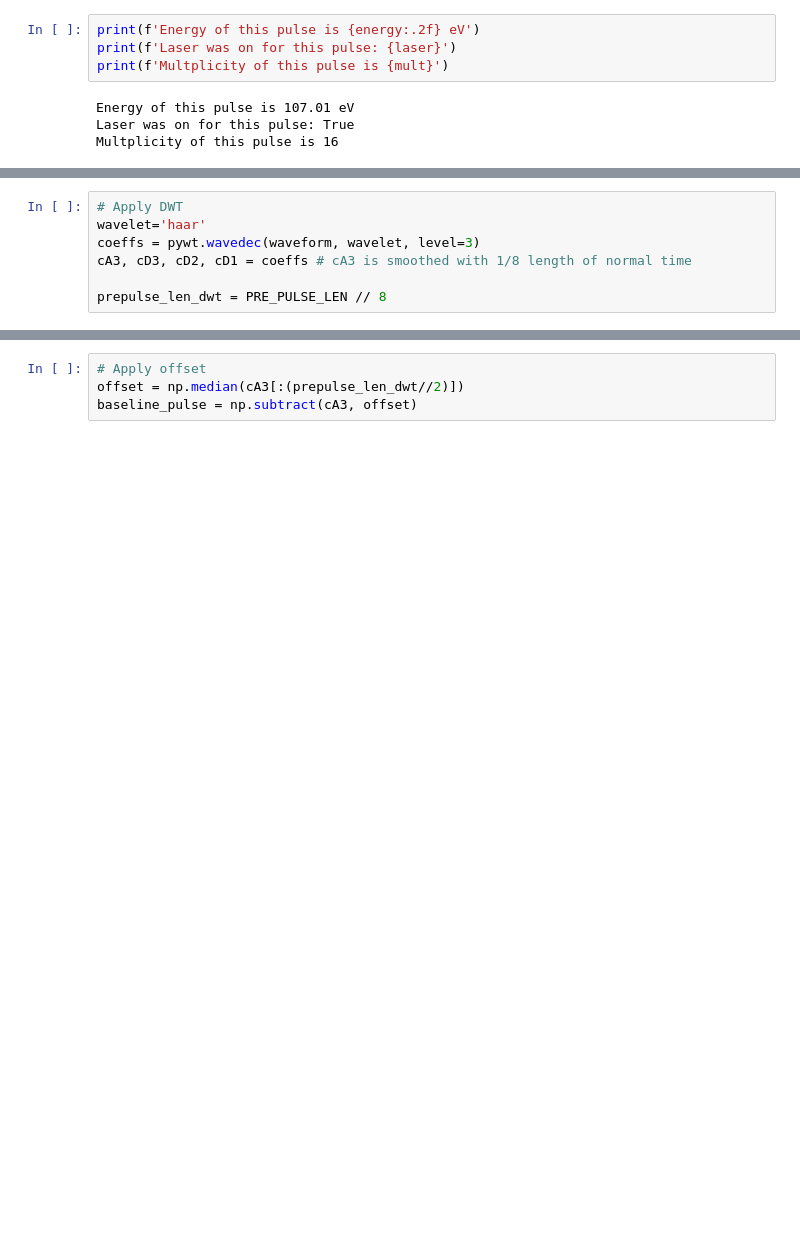
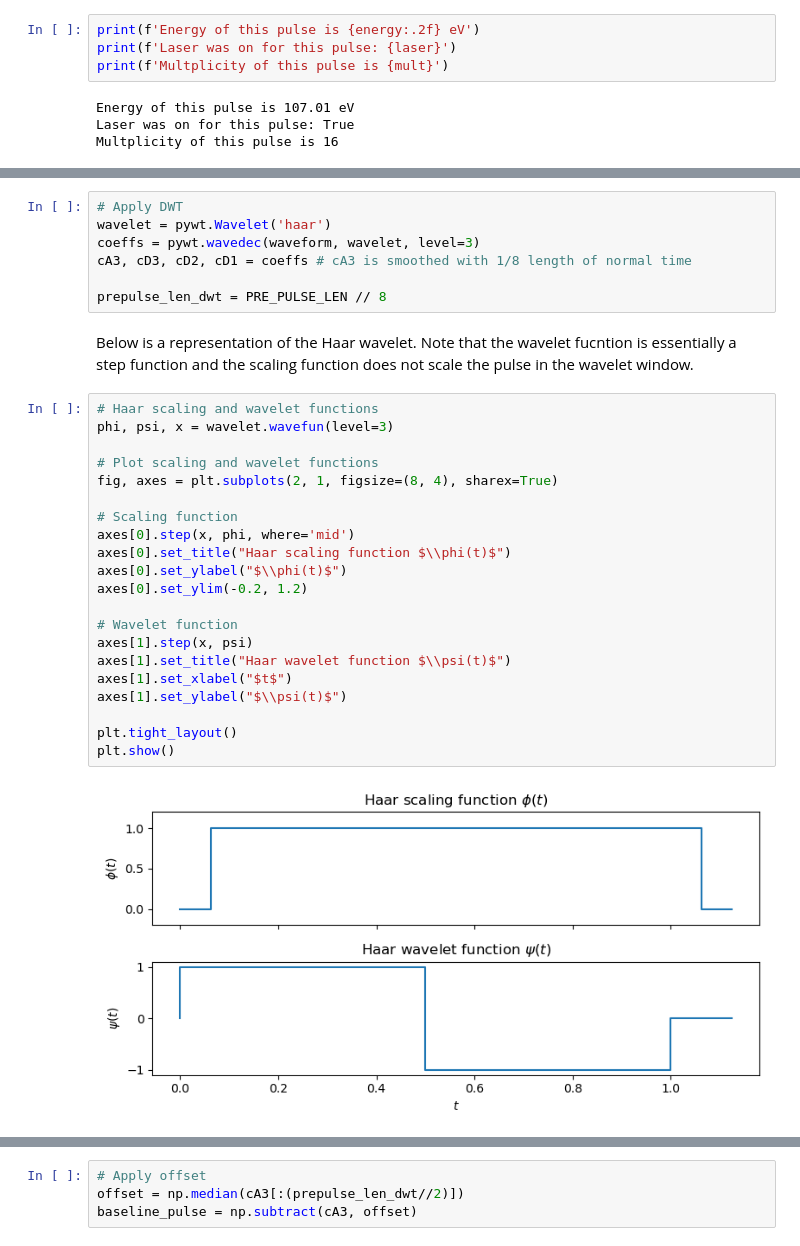
Before and after one commit to cmhinkle/semi_supervised_pulses_BeEST, a Jupyter notebook: notebooks/semisupervised.ipynb, the cells around one changed output, grey strips where cells are left out. Cells and saved outputs as stored; diff of their text form; blank space fills up the shorter version.

```diff
--- a/notebooks/semisupervised.ipynb
+++ b/notebooks/semisupervised.ipynb
@@ -112,7 +110,32 @@ The DWT outputs approimate coefficents (aC, low freq $\rightarrow$ low pass filt
 # %%
 # Apply DWT
-wavelet='haar'
+wavelet = pywt.Wavelet('haar')
 coeffs = pywt.wavedec(waveform, wavelet, level=3)
 cA3, cD3, cD2, cD1 = coeffs # cA3 is smoothed with 1/8 length of normal time
 
 prepulse_len_dwt = PRE_PULSE_LEN // 8
+# %% [markdown]
+Below is a representation of the Haar wavelet. Note that the wavelet fucntion is essentially a step function and the scaling function does not scale the pulse in the wavelet window.
+# %%
+# Haar scaling and wavelet functions
+phi, psi, x = wavelet.wavefun(level=3)
+
+# Plot scaling and wavelet functions
+fig, axes = plt.subplots(2, 1, figsize=(8, 4), sharex=True)
+
+# Scaling function
+axes[0].step(x, phi, where='mid')
+axes[0].set_title("Haar scaling function $\\phi(t)$")
+axes[0].set_ylabel("$\\phi(t)$")
+axes[0].set_ylim(-0.2, 1.2)
+
+# Wavelet function
+axes[1].step(x, psi)
+axes[1].set_title("Haar wavelet function $\\psi(t)$")
+axes[1].set_xlabel("$t$")
+axes[1].set_ylabel("$\\psi(t)$")
+
+plt.tight_layout()
+plt.show()
+# %% [output]
+[figure, added]
```
Also changed, not shown: parts of 63 cells of this notebook, 1 other file.
